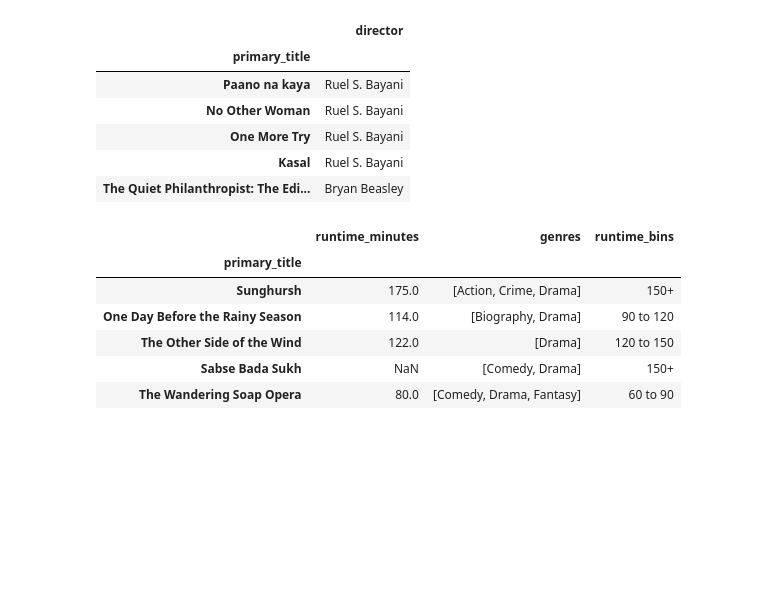
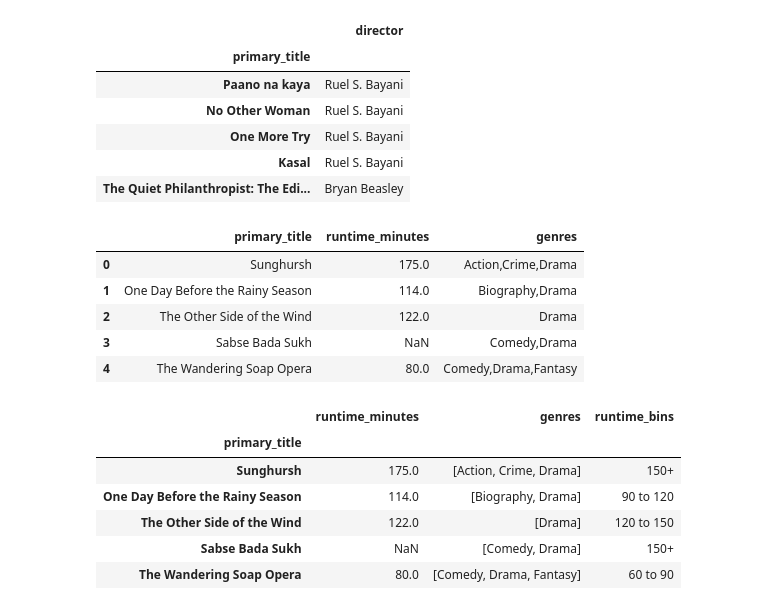
Before and after one commit to sammarder/dsc-phase-1-project-v2-4, a Jupyter notebook: student.ipynb, the cells around one changed output. Drawn from its saved outputs; the diff is of its cells as text; code cells hidden in the pictures; blank space fills up the shorter version.

```diff
--- a/student.ipynb
+++ b/student.ipynb
@@ -47,9 +55,17 @@ director_movie_df.head()
 # %%
 q = """SELECT mb.primary_title,
 mb.runtime_minutes,
 mb.genres
 FROM movie_basics as mb"""
 movie_df = pd.read_sql(q, conn).drop_duplicates()
+movie_df.head()
+# %% [output]
+|  | primary_title | runtime_minutes | genres |
+| 0 | Sunghursh | 175.0 | Action,Crime,Drama |
+| 1 | One Day Before the Rainy Season | 114.0 | Biography,Drama |
+| 2 | The Other Side of the Wind | 122.0 | Drama |
+| 3 | Sabse Bada Sukh | NaN | Comedy,Drama |
+| 4 | The Wandering Soap Opera | 80.0 | Comedy,Drama,Fantasy |
 # %%
 #Bining up runtime
 def bin_runtime(rt):
```
Also changed, not shown: parts of 3 cells of this notebook.
